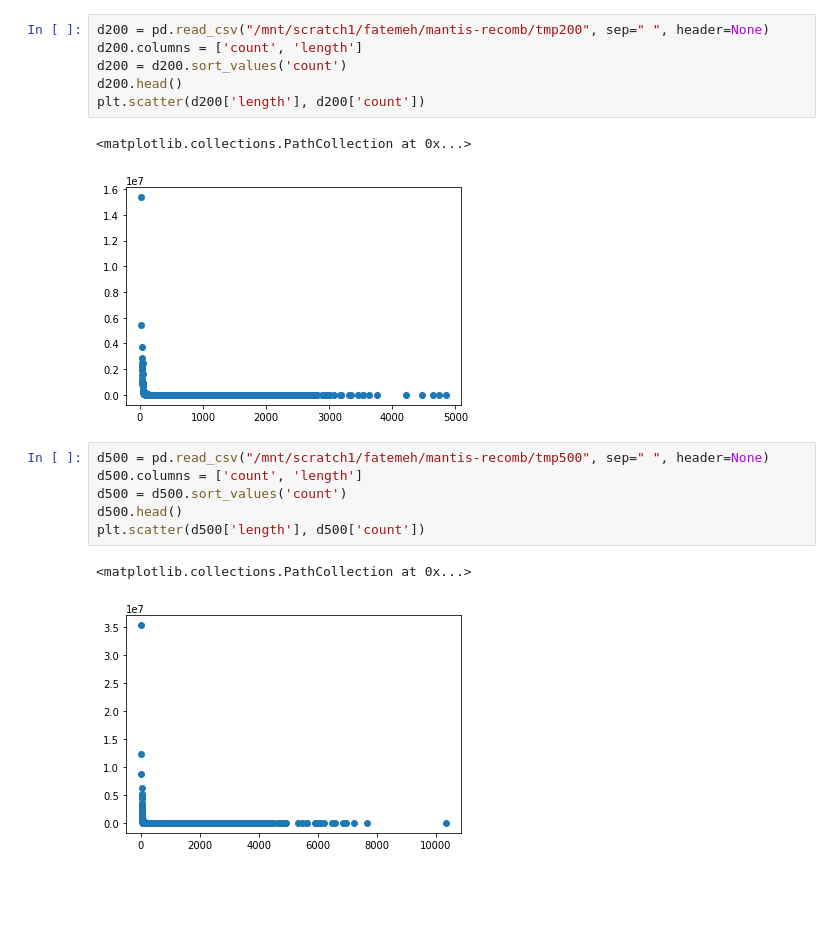
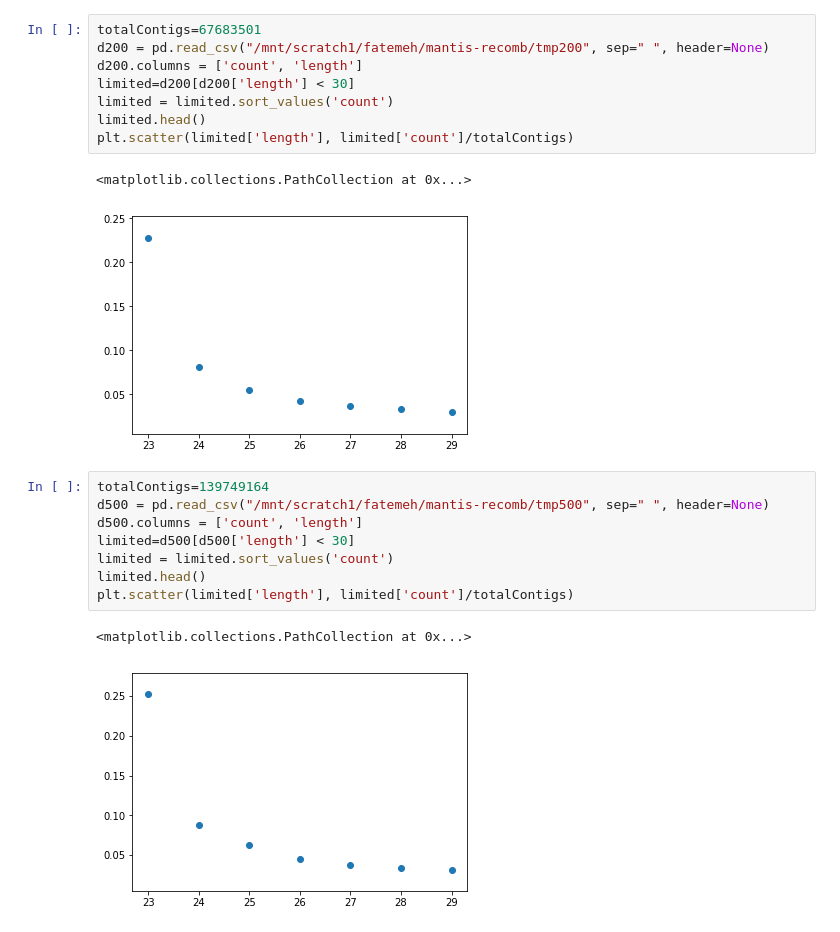
Before and after one commit to fataltes/quickNBs, a Jupyter notebook: sski.ipynb, the cells around one changed output. Cells and saved outputs as stored; diff of their text form; blank space fills up the shorter version.

```diff
--- a/sski.ipynb
+++ b/sski.ipynb
@@ -30,19 +19,23 @@ o.close()
 # %%
+totalContigs=67683501
 d200 = pd.read_csv("/mnt/scratch1/fatemeh/mantis-recomb/tmp200", sep=" ", header=None)
 d200.columns = ['count', 'length']
-d200 = d200.sort_values('count')
-d200.head()
-plt.scatter(d200['length'], d200['count'])
+limited=d200[d200['length'] < 30]
+limited = limited.sort_values('count')
+limited.head()
+plt.scatter(limited['length'], limited['count']/totalContigs)
 # %% [output]
 <matplotlib.collections.PathCollection at 0x...>
-[figure, old version]
+[figure, new version]
 # %%
+totalContigs=139749164
 d500 = pd.read_csv("/mnt/scratch1/fatemeh/mantis-recomb/tmp500", sep=" ", header=None)
 d500.columns = ['count', 'length']
-d500 = d500.sort_values('count')
-d500.head()
-plt.scatter(d500['length'], d500['count'])
+limited=d500[d500['length'] < 30]
+limited = limited.sort_values('count')
+limited.head()
+plt.scatter(limited['length'], limited['count']/totalContigs)
 # %% [output]
 <matplotlib.collections.PathCollection at 0x...>
-[figure, old version]
+[figure, new version]
 # %%
```
Also changed, not shown: parts of 12 cells of this notebook.
